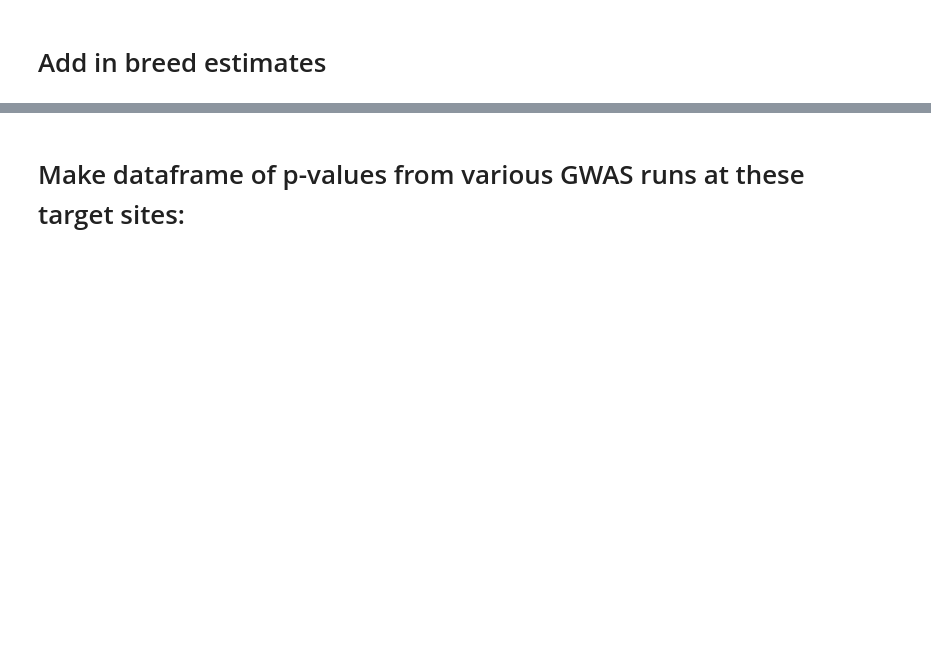
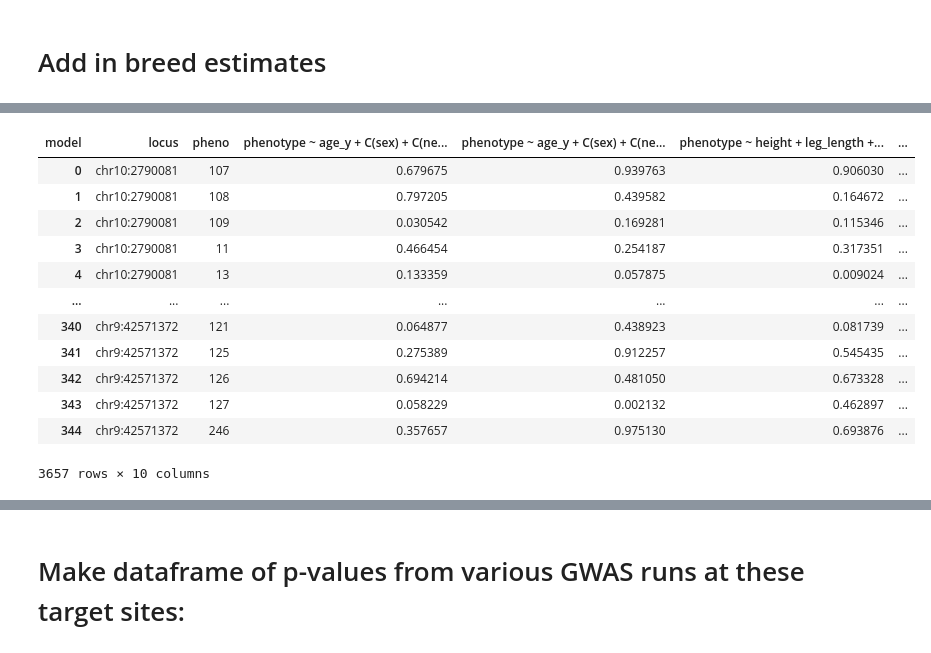
Before and after one commit to broadinstitute/dog_behavioral_gwas_paper, a Jupyter notebook: notebooks/run_predictions.ipynb, the cells around one changed output, grey strips where cells are left out. Cells and saved outputs as stored; diff of their text form; code cells hidden in the pictures; blank space fills up the shorter version.

```diff
--- a/notebooks/run_predictions.ipynb
+++ b/notebooks/run_predictions.ipynb
@@ -202,4 +269,0 @@ all_results = morphology_results_all + behavior_results_all  + morphology_no_siz
-# %%
-pd.set_option('display.max_colwidth', None)
-results = pd.DataFrame(all_results)
-results[results.duplicated(subset=["locus", "pheno", "model"], keep=False)].sort_values(by=["locus", "pheno", "model"])
@@ -233,0 +280,32 @@ results.to_csv("/seq/vgb/bryc/data/darwins_dogs/pnas_dog_behavior_paper/results/
+# %%
+fill_na_map = [['phenotype ~ height + leg_length + age_y + C(sex) + C(neutered) + test_snp + breed_ancestry_estimates; N = 2454', 'phenotype ~ height + age_y + C(sex) + C(neutered) + test_snp + breed_ancestry_estimates; N = 2454'],
+       ['phenotype ~ height + leg_length + age_y + C(sex) + C(neutered) + test_snp + breed_ancestry_estimates; N = 3277', 'phenotype ~ height + age_y + C(sex) + C(neutered) + test_snp + breed_ancestry_estimates; N = 3277'],
+       ['phenotype ~ height + leg_length + age_y + C(sex) + C(neutered) + test_snp; N = 2454', 'phenotype ~ height + age_y + C(sex) + C(neutered) + test_snp; N = 2454'],
+       ['phenotype ~ height + leg_length + age_y + C(sex) + C(neutered) + test_snp; N = 3277', 'phenotype ~ height + age_y + C(sex) + C(neutered) + test_snp; N = 3277'],
+       ['phenotype ~ height + leg_length + age_y + C(sex) + C(neutered) + test_snp + breed_ancestry_estimates; N = 2454', 'phenotype ~ leg_length + age_y + C(sex) + C(neutered)  + test_snp + breed_ancestry_estimates; N = 2454'],
+       ['phenotype ~ height + leg_length + age_y + C(sex) + C(neutered) + test_snp + breed_ancestry_estimates; N = 3277', 'phenotype ~ leg_length + age_y + C(sex) + C(neutered)  + test_snp + breed_ancestry_estimates; N = 3277'],
+       ['phenotype ~ height + leg_length + age_y + C(sex) + C(neutered) + test_snp; N = 2454', 'phenotype ~ leg_length + age_y + C(sex) + C(neutered)  + test_snp; N = 2454'],
+       ['phenotype ~ height + leg_length + age_y + C(sex) + C(neutered) + test_snp; N = 3277', 'phenotype ~ leg_length + age_y + C(sex) + C(neutered)  + test_snp; N = 3277'],
+]
+filled_results = results
+for key, value in fill_na_map:
+    filled_results[key] = filled_results[key].fillna(filled_results[value])
+to_drop = [ 9, 10,11,12,13,14,15,16]
+filled_results = filled_results.drop(filled_results.columns[to_drop], axis = 1)
+filled_results.to_csv("/seq/vgb/bryc/data/darwins_dogs/pnas_dog_behavior_paper/results/simplified_LRT_pvalues.csv")
+# %%
+filled_results
+# %% [output]
+| model | locus | pheno | phenotype ~ age_y + C(sex) + C(ne... | phenotype ~ age_y + C(sex) + C(ne... | phenotype ~ height + leg_length +... | ... |
+| 0 | chr10:2790081 | 107 | 0.679675 | 0.939763 | 0.906030 | ... |
+| 1 | chr10:2790081 | 108 | 0.797205 | 0.439582 | 0.164672 | ... |
+| 2 | chr10:2790081 | 109 | 0.030542 | 0.169281 | 0.115346 | ... |
+| 3 | chr10:2790081 | 11 | 0.466454 | 0.254187 | 0.317351 | ... |
+| 4 | chr10:2790081 | 13 | 0.133359 | 0.057875 | 0.009024 | ... |
+| ... | ... | ... | ... | ... | ... | ... |
+| 340 | chr9:42571372 | 121 | 0.064877 | 0.438923 | 0.081739 | ... |
+| 341 | chr9:42571372 | 125 | 0.275389 | 0.912257 | 0.545435 | ... |
+| 342 | chr9:42571372 | 126 | 0.694214 | 0.481050 | 0.673328 | ... |
+| 343 | chr9:42571372 | 127 | 0.058229 | 0.002132 | 0.462897 | ... |
+| 344 | chr9:42571372 | 246 | 0.357657 | 0.975130 | 0.693876 | ... |
+3657 rows × 10 columns
```
Also changed, not shown: parts of 21 cells of this notebook, 2 other files.
